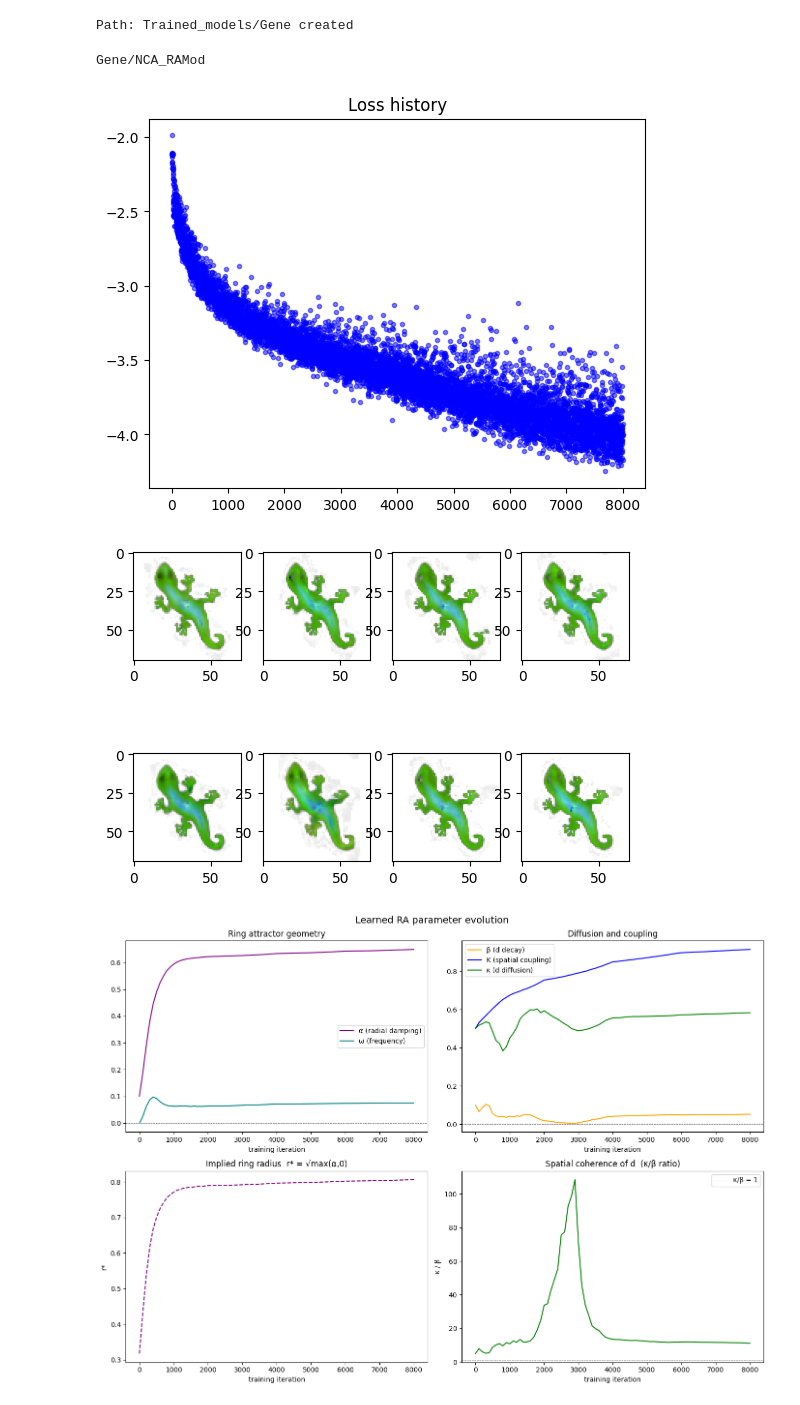
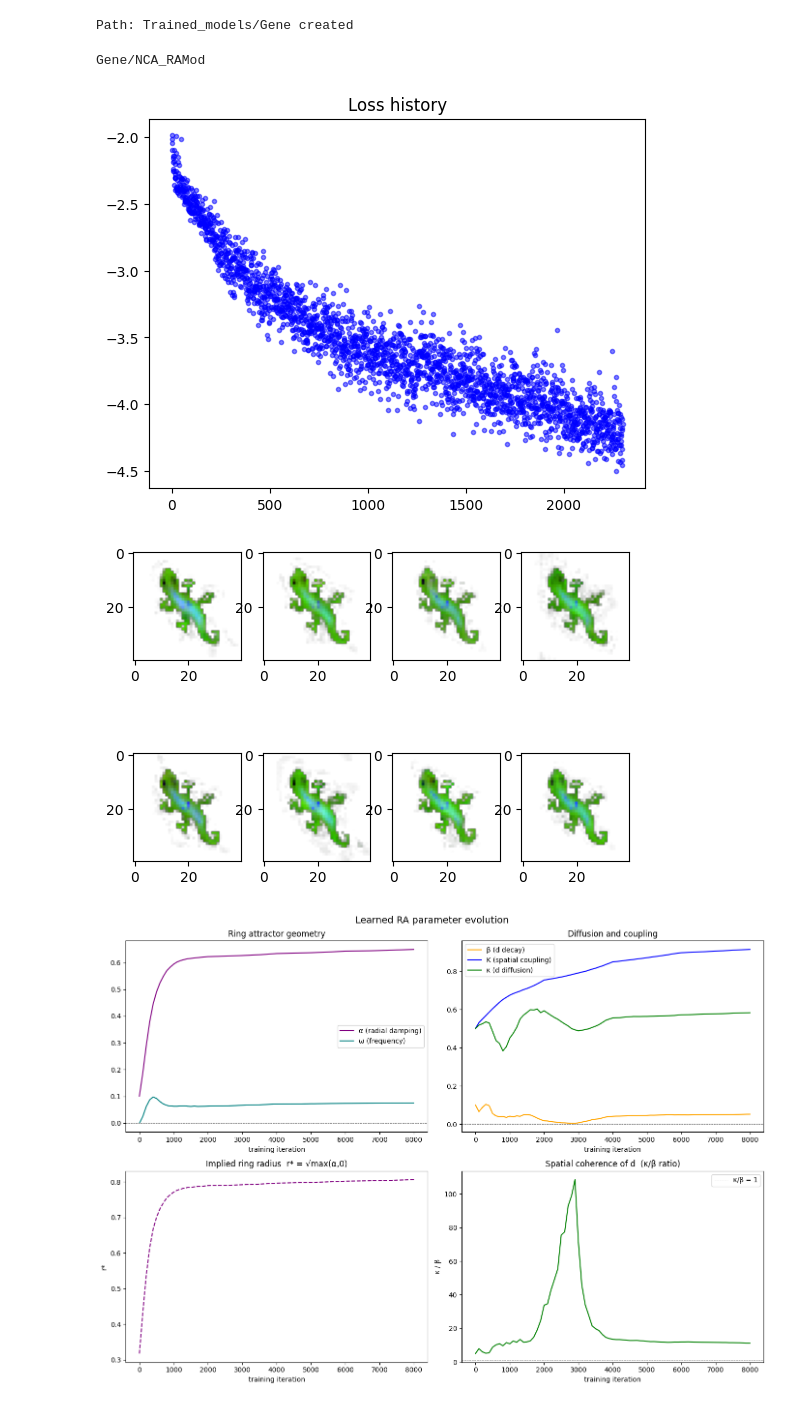
Before and after one commit to lshofsl/Thesis, a Jupyter notebook: NCA_w_RAmod.ipynb, the cells around one changed output. Cells and saved outputs as stored; diff of their text form; code cells hidden in the pictures.

```diff
--- a/NCA_w_RAmod.ipynb
+++ b/NCA_w_RAmod.ipynb
@@ -53,8 +53,8 @@ logger.setLevel(100)
 Using device: cuda
 # %%
 #@title Setup { vertical-output: true}
-HEIGHT = 60 #@param {type:"integer"}
-WIDTH = 60 #@param {type:"integer"}
+HEIGHT = 30 #@param {type:"integer"}
+WIDTH = 30 #@param {type:"integer"}
 CHANNELS = 22 # @param {type:"integer"}<--- NCA feature channels
 BATCH_SIZE = 12 #@param {type:"integer"}
 PADDING = 5 #@param {type:"integer"}
@@ -148,7 +148,7 @@ name = folder + "/" +type(nca).__name__
 # %%
 #@title Training { vertical-output: true}
 
-lambda_p = 0.001
+lambda_p = 0.01
 lambda_m = 0.01
 
 alpha_log =  []
@@ -218,36 +218,36 @@ for i in range(TRAINING_ITERS + 1):
 
     scheduler.step()
 
     if i % 100 == 0:
         print(f"Training itter {i}, loss = {loss.item()}")
         plt.clf()
         clear_output()
         plt.figure(1,figsize=(10, 4))
         plt.title('Loss history')
         print(name)
         plt.plot(loss_log, '.', alpha=0.5, color = "b")
-        utils.show_batch(x[2:10])
+        utils.show_batch(current_x[2:10])
         plt.show(block=False)
         plt.pause(0.01)
 
         alpha_log.append(nca.alpha.item())
         beta_log.append(nca.beta.item())
         omega_log.append(nca.omega.item())
         K_log.append(nca.K.item())
         kappa_log.append(nca.kappa.item())
         log_iters.append(i)
         a.append(current_x[:,16:17].detach().cpu().numpy())
         b.append(current_x[:,17:18].detach().cpu().numpy())
         d.append(current_x[:,18:19].detach().cpu().numpy())
         first_hiddens.append(current_x[:, 4:8].detach().cpu().numpy())
 
 
     if i % 100 == 0:
         torch.save(nca.state_dict(), "Trained_models/" + name + ".pth")
 # %% [output]
 Gene/NCA_RAMod
-[figure, old version]
+[figure, new version]
-[figure, old version]
+[figure, new version]
 # %%
 
 fig, axes = plt.subplots(2, 2, figsize=(14, 10))
```
Also changed, not shown: parts of 2 cells of this notebook.
